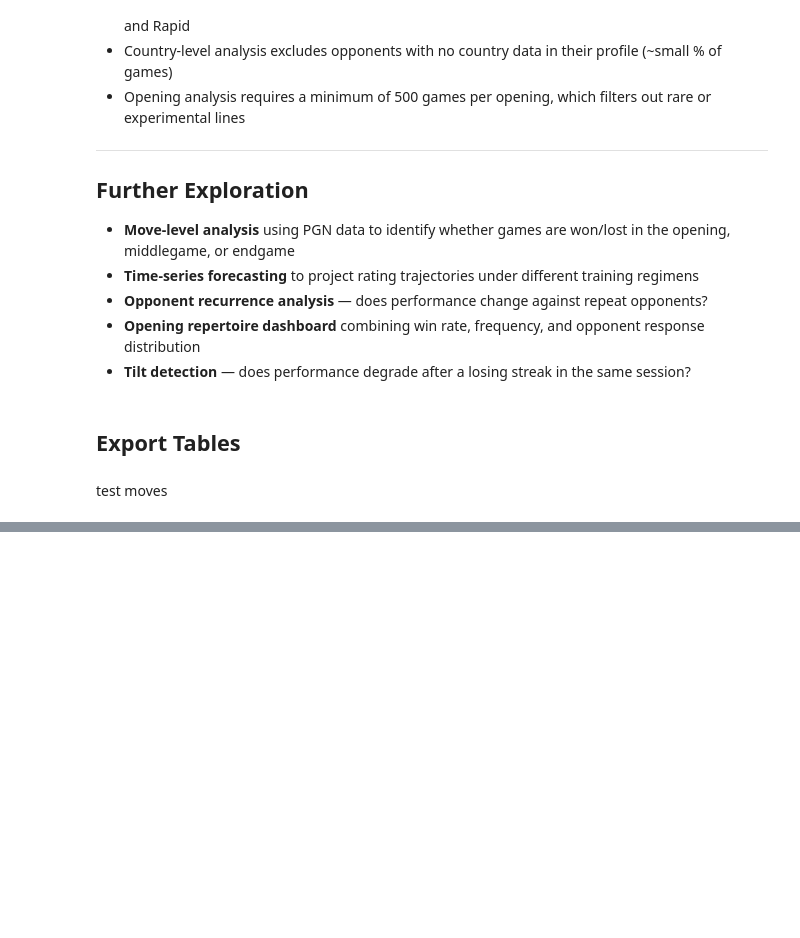
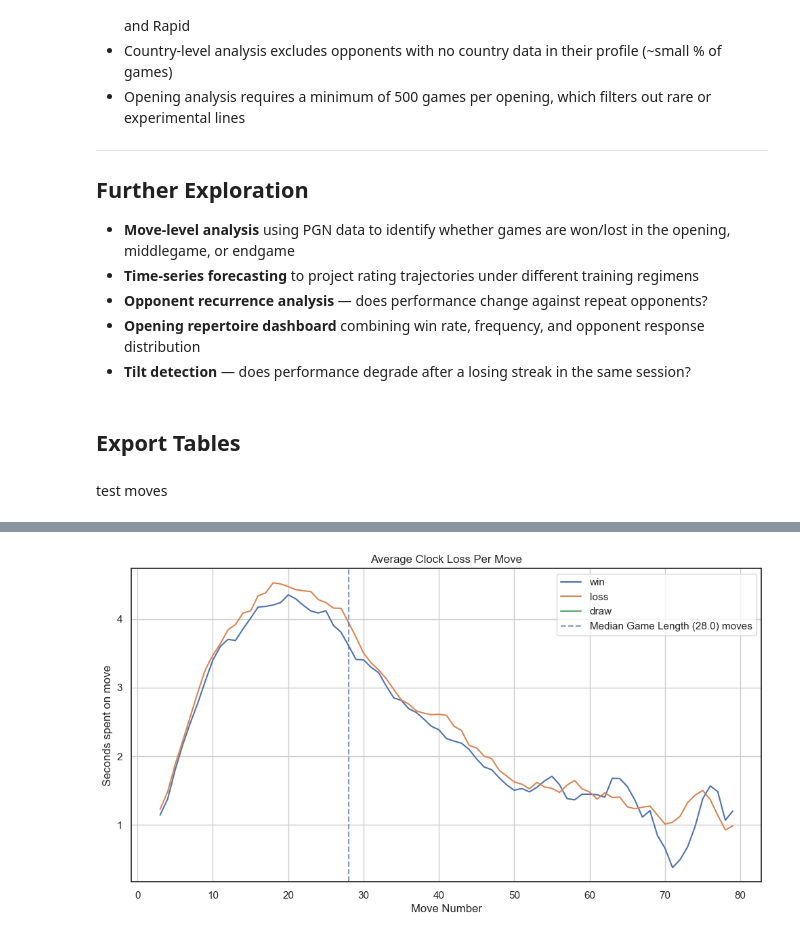
Before and after one commit to elmurie/chesscom-personal-analysis, a Jupyter notebook: notebooks/03_exploratory_analysis.ipynb, the cells around one changed output, grey strips where cells are left out. Cells and saved outputs as stored; diff of their text form; code cells hidden in the pictures; blank space fills up the shorter version.

```diff
--- a/notebooks/03_exploratory_analysis.ipynb
+++ b/notebooks/03_exploratory_analysis.ipynb
@@ -1075,0 +1334,18 @@ move_times_df
+# %%
+clock_spent_curve = (
+    moves_df
+    .groupby(["move_number","player_result"])
+    ["move_time"]
+    .mean()
+    .reset_index()
+)
+
+
+median_game_length  = (
+    moves_df
+    .groupby("game_id")["move_number"]
+    .max()
+    .median()
+)
+
+clock_spent_curve
@@ -1075,0 +1366,36 @@ move_times_df
+# %%
+plt.figure(figsize=(12,6))
+
+for result in ["win", "loss", "draw"]:
+
+    subset = clock_spent_curve[
+        clock_spent_curve["player_result"] == result
+    ]
+
+    plt.plot(
+        subset["move_number"],
+        subset["move_time"].rolling(3).mean(),
+        label=result
+    )
+
+plt.xlabel("Move Number")
+plt.ylabel("Seconds spent on move")
+
+plt.title(
+    "Average Clock Loss Per Move"
+)
+
+plt.axvline(
+    median_game_length ,
+    linestyle="--",
+    alpha=0.7,
+    label=f"Median Game Length ({median_game_length :.1f}) moves"
+)
+
+plt.legend()
+
+plt.grid(True)
+
+plt.show()
+# %% [output]
+[figure, added]
```
Also changed, not shown: parts of 33 cells of this notebook, 1 other file.
